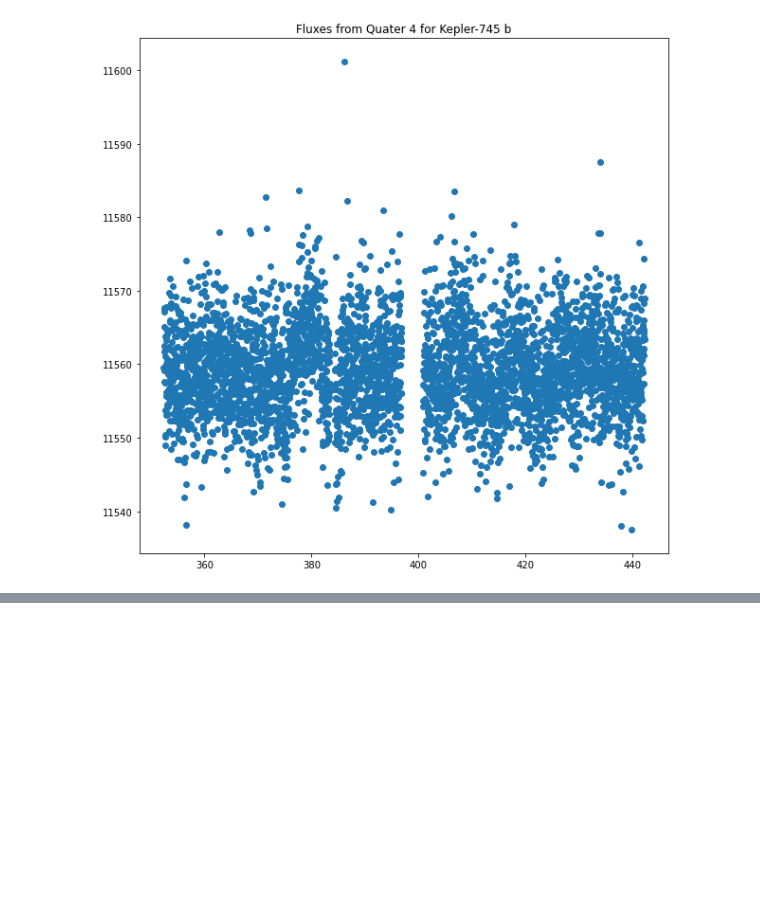
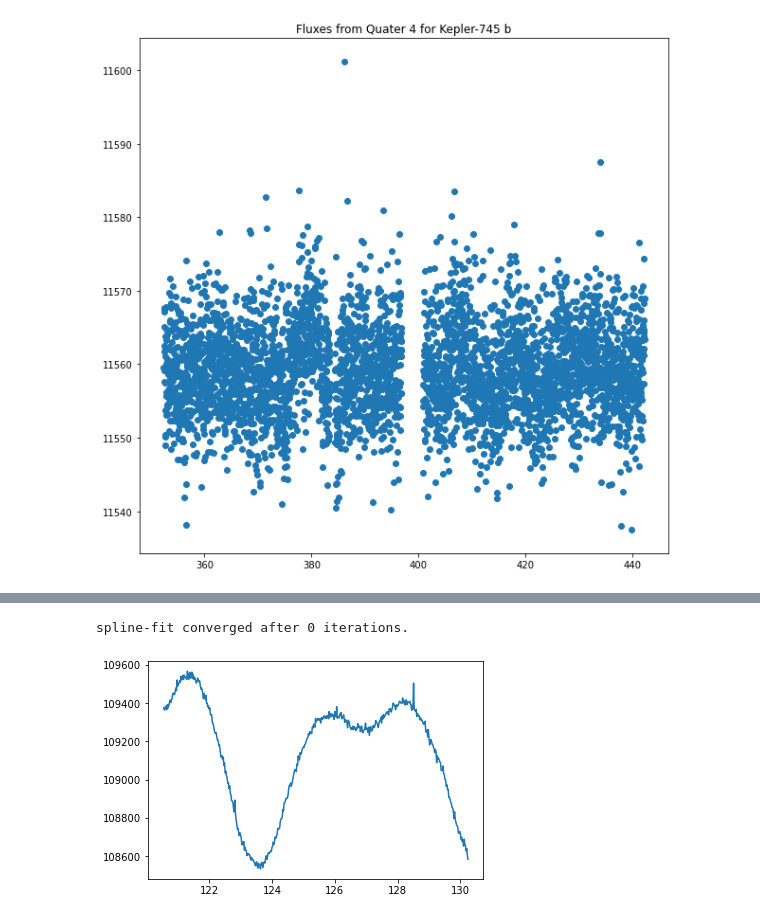
Before and after one commit to JC4DM4N/MLP_Kepler, a Jupyter notebook: useful_files/explore_data.ipynb, the cells around one changed output, grey strips where cells are left out. Cells and saved outputs as stored; diff of their text form; code cells hidden in the pictures; blank space fills up the shorter version.

```diff
--- a/useful_files/explore_data.ipynb
+++ b/useful_files/explore_data.ipynb
@@ -379,0 +337,43 @@ FITS_rec([( 131.51264337, -0.00164955,  1105,  0.7676534 , -4.93061343e-05, 0.00
+# %%
+def remove_stellar_activity(obs):
+
+    time = obs[1].data.TIME
+    flux = obs[1].data.PDCSAP_FLUX
+    fluxerr = obs[1].data.PDCSAP_FLUX_ERR
+
+
+    # make sure data x vals are in increasing numbers
+    order = np.argsort(time)
+    flux = flux[order]
+    time = time[order]
+    fluxerr = fluxerr[order]
+
+    # ensure no nans before fitting
+    mask = ~np.isnan(flux) & ~np.isnan(time)
+    flux = flux[mask]
+    fluxerr = fluxerr[mask]
+    time = time[mask]
+
+    tck = fit_spline(time,flux)
+    mask = np.ones(len(time),dtype=bool)
+    converged = False
+    n = 0
+    while not converged:
+        time = time[mask]
+        flux = flux[mask]
+        fluxerr = fluxerr[mask]
+        tck = fit_spline(time,flux)
+        y = tck(time)
+        mask = (flux+3*fluxerr > y) | (flux-3*fluxerr < y)
+        if mask.sum()==len(mask):
+            converged=True
+            print('spline-fit converged after %i iterations.' %n)
+        else:
+            n+=1
+
+    plt.plot(time,y)
+
+remove_stellar_activity(obs)
+# %% [output]
+spline-fit converged after 0 iterations.
+[figure, added]
```
Also changed, not shown: parts of 28 cells of this notebook, 2 other files.
